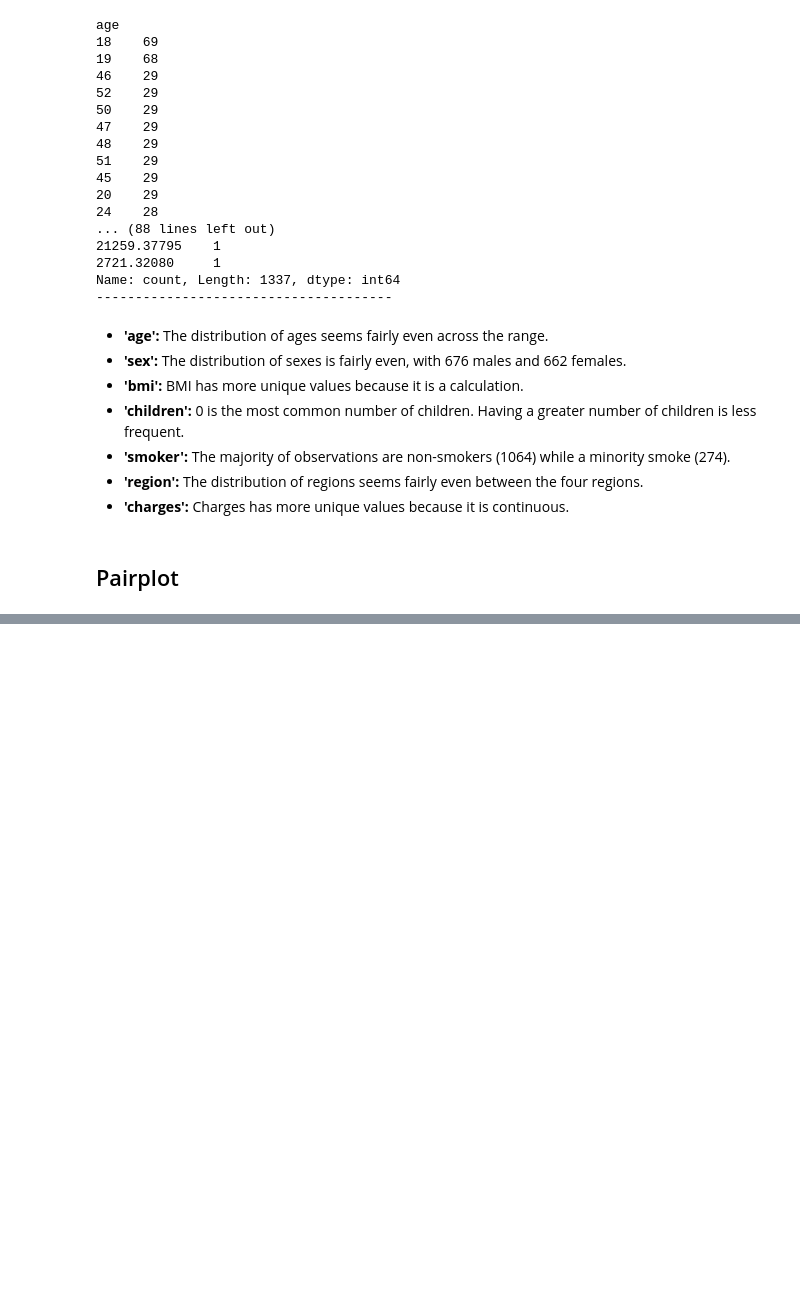
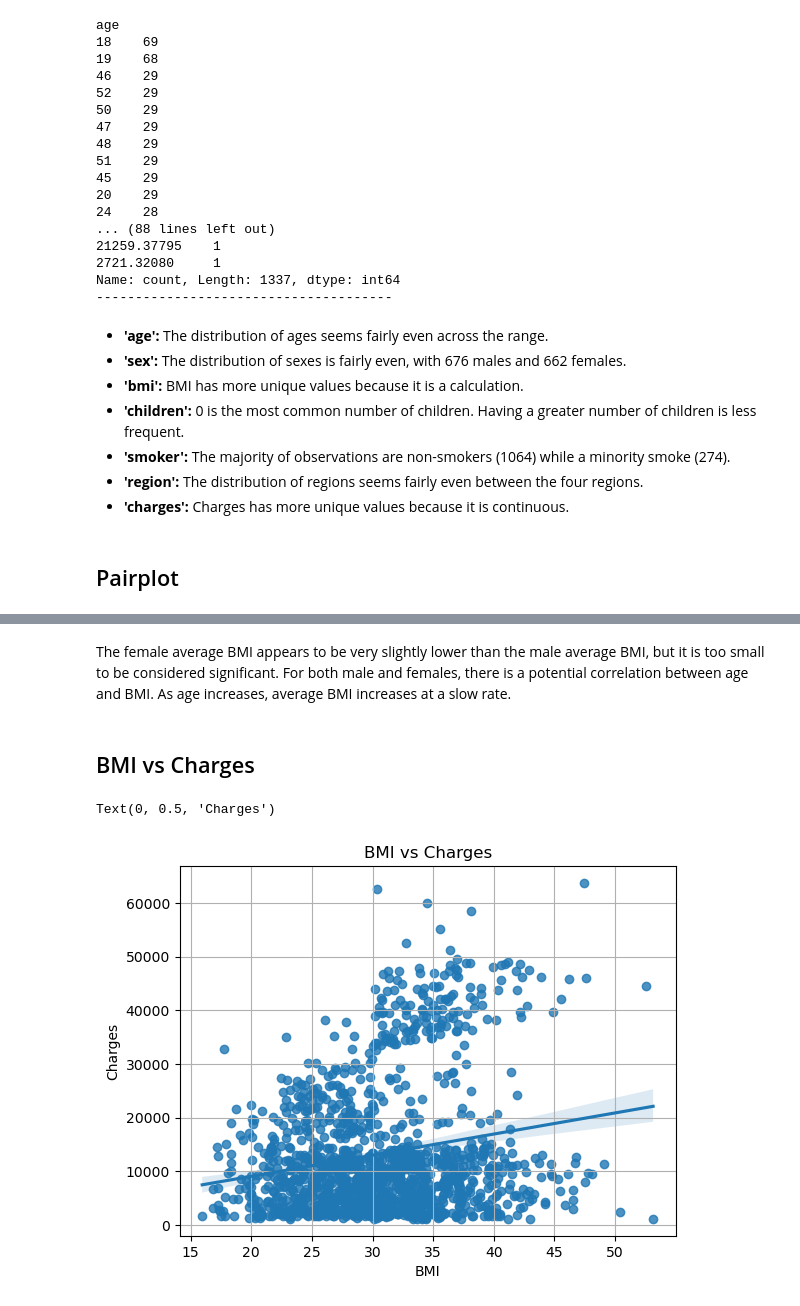
Before and after one commit to joseephwong/Data201_Joseph_Wong, a Jupyter notebook: Day6/HW6.ipynb, the cells around one changed output, grey strips where cells are left out. Saved outputs shown, nothing was run; the diff lists cells and outputs as text; code cells hidden in the pictures; blank space fills up the shorter version.

```diff
--- a/Day6/HW6.ipynb
+++ b/Day6/HW6.ipynb
@@ -170,0 +193,13 @@ df
+# %% [markdown]
+The female average BMI appears to be very slightly lower than the male average BMI, but it is too small to be considered significant. For both male and females, there is a potential correlation between age and BMI. As age increases, average BMI increases at a slow rate.
+# %% [markdown]
+## BMI vs Charges
+# %%
+ax = sns.regplot(x="bmi", y="charges", data=df)
+ax.set_title("BMI vs Charges")
+ax.grid()
+ax.set_xlabel('BMI')
+ax.set_ylabel('Charges')
+# %% [output]
+Text(0, 0.5, 'Charges')
+[figure, added]
```
Also changed, not shown: parts of 16 cells of this notebook.
